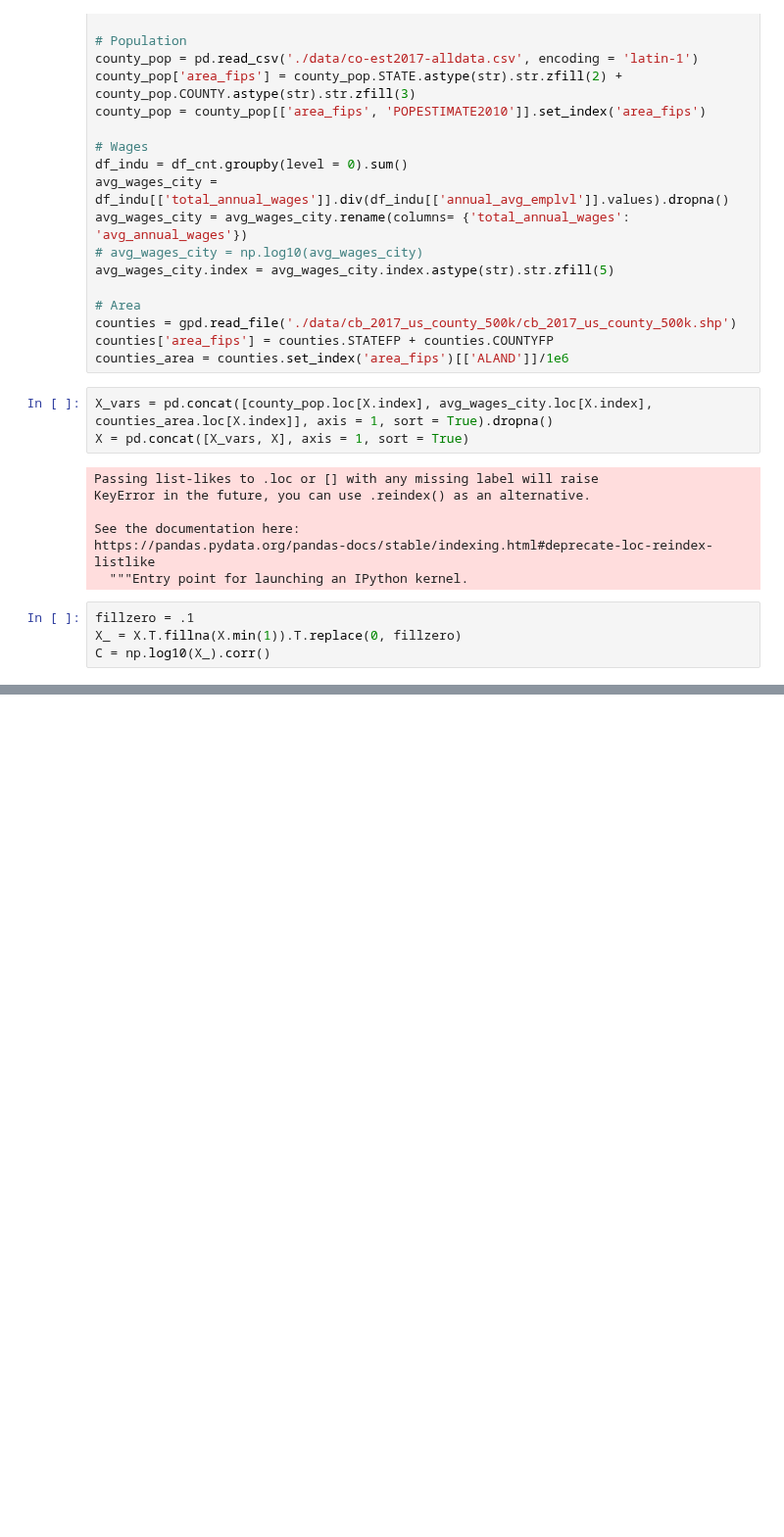
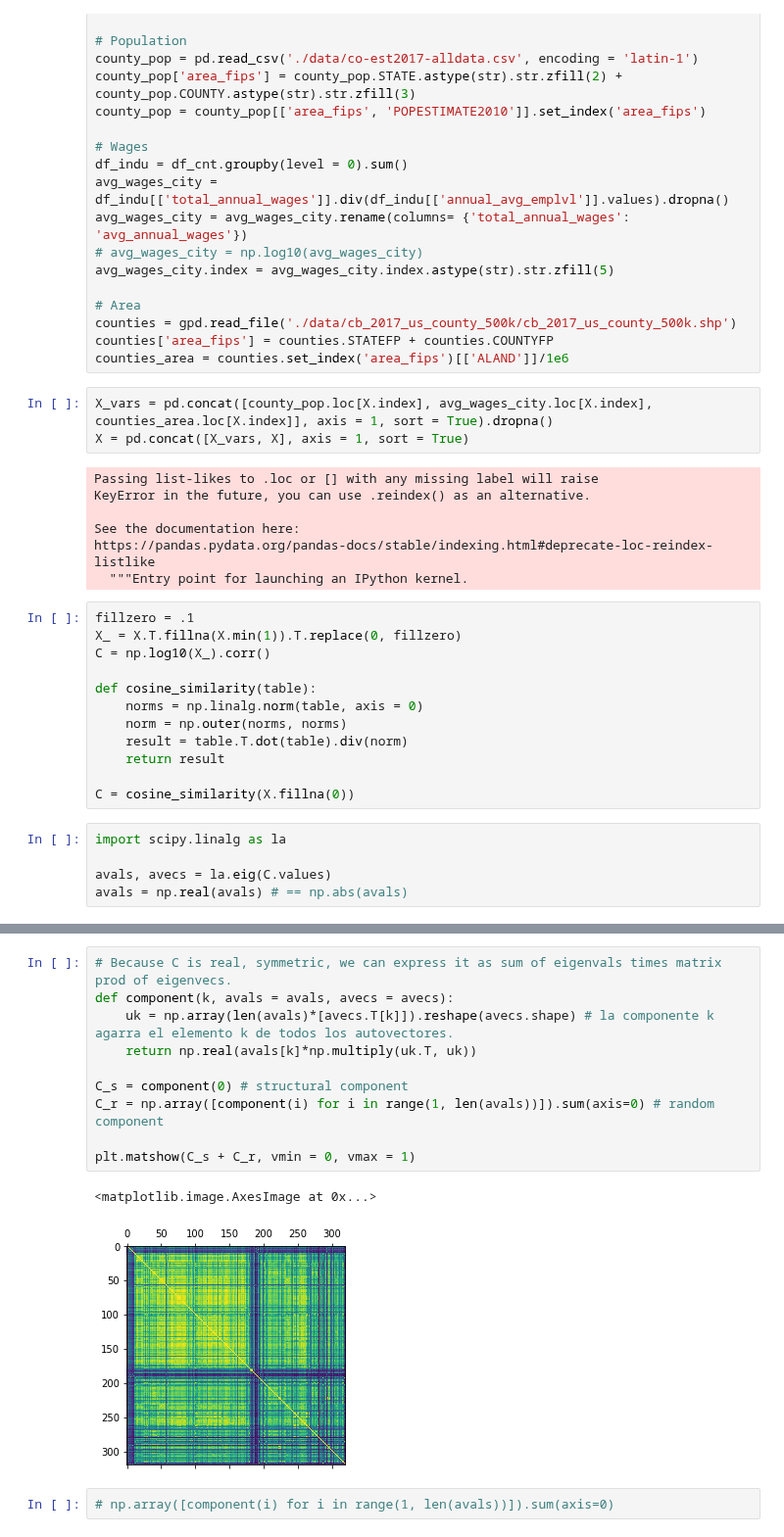
Before and after one commit to matuteiglesias/geo-correlation-structures, a Jupyter notebook: USA Industries Corr Matrix.ipynb, the cells around one changed output, grey strips where cells are left out. Shown at 98% size. Saved outputs shown, nothing was run; the diff lists cells and outputs as text; blank space fills up the shorter version.

```diff
--- a/USA Industries Corr Matrix.ipynb
+++ b/USA Industries Corr Matrix.ipynb
@@ -68,3 +68,16 @@ https://pandas.pydata.org/pandas-docs/stable/indexing.html#deprecate-loc-reindex
 fillzero = .1
 X_ = X.T.fillna(X.min(1)).T.replace(0, fillzero)
 C = np.log10(X_).corr()
+
+def cosine_similarity(table):
+    norms = np.linalg.norm(table, axis = 0)
+    norm = np.outer(norms, norms)
+    result = table.T.dot(table).div(norm)
+    return result
+
+C = cosine_similarity(X.fillna(0))
+# %%
+import scipy.linalg as la
+
+avals, avecs = la.eig(C.values)
+avals = np.real(avals) # == np.abs(avals)
@@ -70,0 +128,15 @@ C = np.log10(X_).corr()
+# %%
+# Because C is real, symmetric, we can express it as sum of eigenvals times matrix prod of eigenvecs.
+def component(k, avals = avals, avecs = avecs):
+    uk = np.array(len(avals)*[avecs.T[k]]).reshape(avecs.shape) # la componente k agarra el elemento k de todos los autovectores.
+    return np.real(avals[k]*np.multiply(uk.T, uk))
+
+C_s = component(0) # structural component
+C_r = np.array([component(i) for i in range(1, len(avals))]).sum(axis=0) # random component
+
+plt.matshow(C_s + C_r, vmin = 0, vmax = 1)
+# %% [output]
+<matplotlib.image.AxesImage at 0x...>
+[figure, added]
+# %%
+# np.array([component(i) for i in range(1, len(avals))]).sum(axis=0)
```
Also changed, not shown: parts of 22 cells of this notebook, 4 other files.
